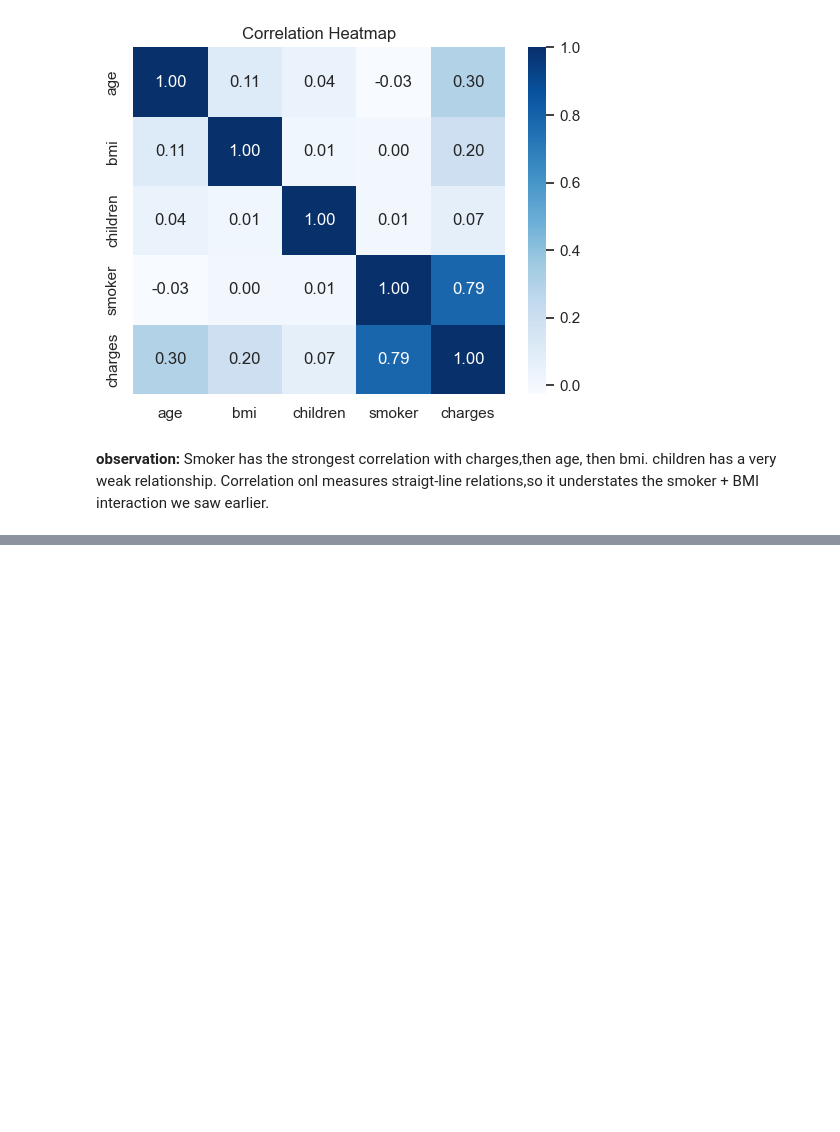
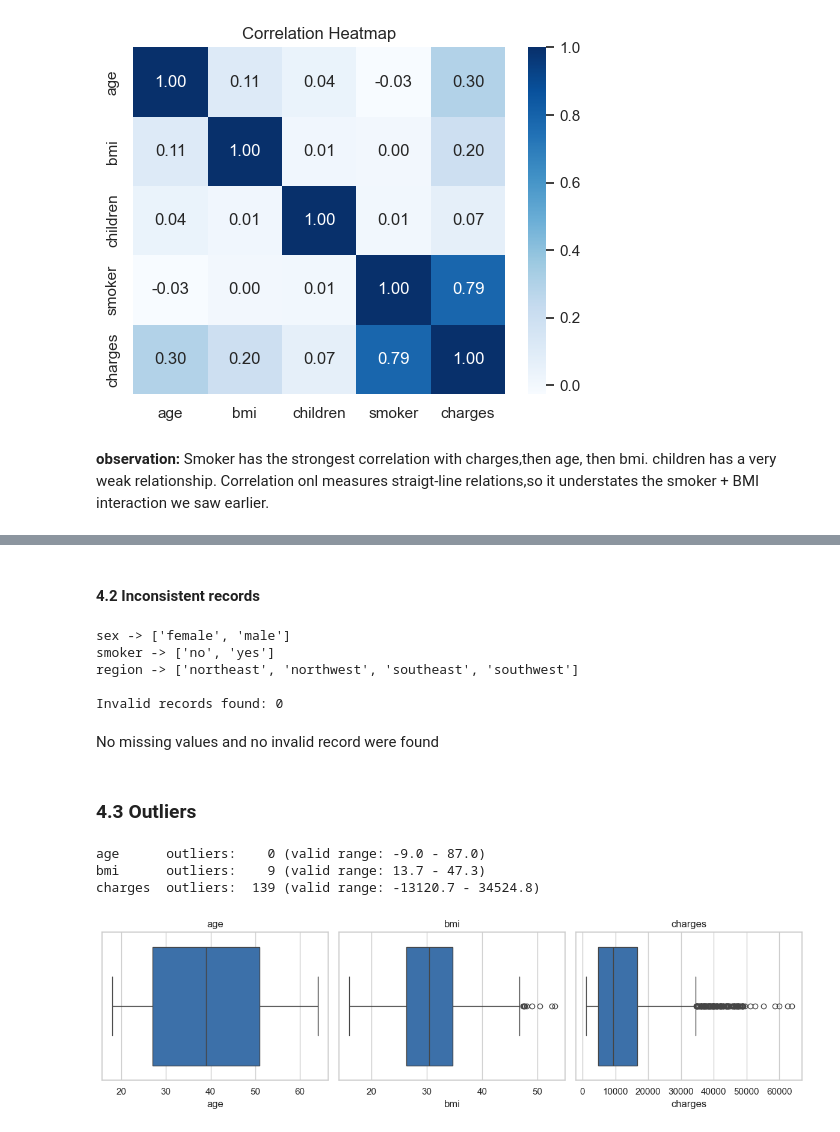
Before and after one commit to prince63aj/Medical_Insurance_Cost_Prediction, a Jupyter notebook: Analysis.ipynb, the cells around one changed output, grey strips where cells are left out. Drawn from its saved outputs; the diff is of its cells as text; code cells hidden in the pictures; blank space fills up the shorter version.

Commit message:
Data Cleaning and Preprocessing

```diff
--- a/Analysis.ipynb
+++ b/Analysis.ipynb
@@ -183,0 +188,7 @@ children has a very weak relationship. Correlation onl measures straigt-line rel
+# %%
+print("Missing Values per column:")
+print(df.isnull().sum())
+
+print("\nDuplicates rows:",df.duplicated().sum())
+df=df.drop_duplicates().reset_index(drop=True)
+print("Shapes after removing dulpicates:",df.shape)
@@ -183,0 +208,39 @@ children has a very weak relationship. Correlation onl measures straigt-line rel
+# %% [markdown]
+#### 4.2 Inconsistent records
+# %%
+for col in ["sex","smoker","region"]:
+    df[col]=df[col].str.strip().str.lower()
+    print(col,"->",sorted(df[col].unique()))
+
+invalid = df[(df["age"]<18)|(df["age"]>100)|(df["bmi"]<10)|(df["bmi"]>70)|(df["children"]<0)|(df["charges"]<=0)]
+print(f"\nInvalid records found: {invalid.shape[0]}")
+# %% [output]
+sex -> ['female', 'male']
+smoker -> ['no', 'yes']
+region -> ['northeast', 'northwest', 'southeast', 'southwest']
+
+Invalid records found: 0
+# %% [markdown]
+No missing values and no invalid record were found
+# %% [markdown]
+### 4.3 Outliers
+# %%
+def iqr_bounds(series):
+    q1,q3=series.quantile(0.25),series.quantile(0.75)
+    iqr=q3-q1
+    return q1-1.5*iqr, q3+1.5*iqr
+for col in ["age","bmi","charges"]:
+    low,high=iqr_bounds(df[col])
+    n_out=((df[col]<low)|(df[col]>high)).sum()
+    print(f"{col:8s} outliers: {n_out:4d} (valid range: {low:.1f} - {high:.1f})")
+fig,ax=plt.subplots(1,3,figsize=(12,3.5))
+for i,col in enumerate(["age","bmi","charges"]):
+    sns.boxplot(data=df,x=col,color=BLUE,ax=ax[i])
+    ax[i].set_title(col)
+plt.tight_layout()
+plt.show()
+# %% [output]
+age      outliers:    0 (valid range: -9.0 - 87.0)
+bmi      outliers:    9 (valid range: 13.7 - 47.3)
+charges  outliers:  139 (valid range: -13120.7 - 34524.8)
+[figure, added]
```
Also changed, not shown: parts of 4 cells of this notebook.
